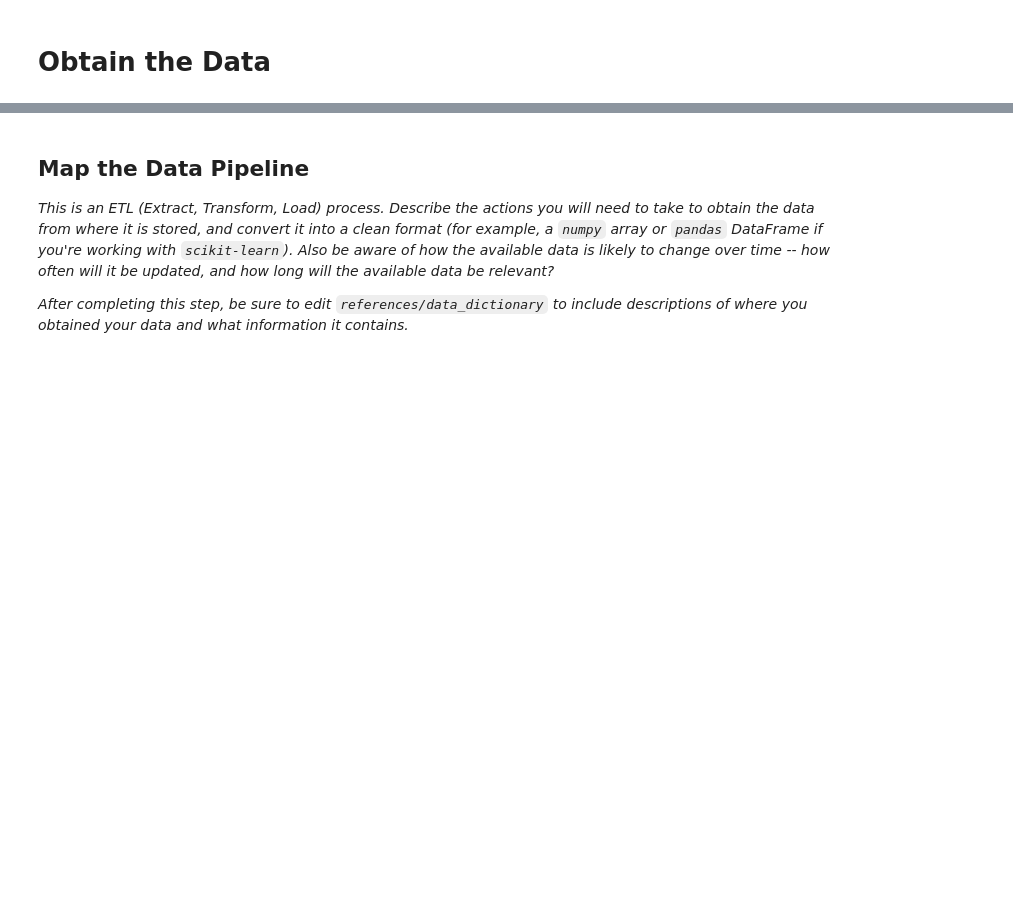
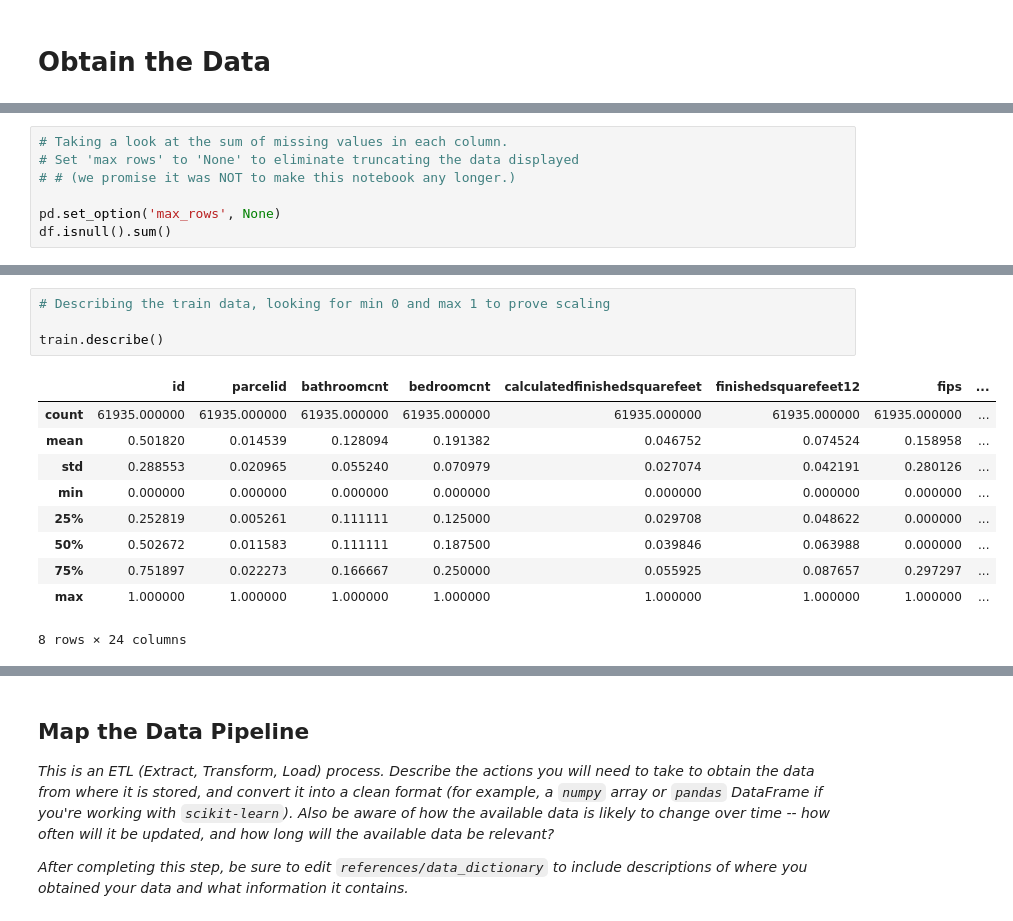
Before and after one commit to Cluster-Flux/zillow-cluster-project, a Jupyter notebook: mvp.ipynb, the cells around one changed output, grey strips where cells are left out. Cells and saved outputs as stored; diff of their text form; blank space fills up the shorter version.

```diff
--- a/mvp.ipynb
+++ b/mvp.ipynb
@@ -53,0 +140,7 @@
+# %%
+# Taking a look at the sum of missing values in each column.
+# Set 'max rows' to 'None' to eliminate truncating the data displayed
+# # (we promise it was NOT to make this notebook any longer.)
+
+pd.set_option('max_rows', None)
+df.isnull().sum()
@@ -53,0 +259,15 @@
+# %%
+# Describing the train data, looking for min 0 and max 1 to prove scaling
+
+train.describe()
+# %% [output]
+|  | id | parcelid | bathroomcnt | bedroomcnt | calculatedfinishedsquarefeet | finishedsquarefeet12 | fips | ... |
+| count | 61935.000000 | 61935.000000 | 61935.000000 | 61935.000000 | 61935.000000 | 61935.000000 | 61935.000000 | ... |
+| mean | 0.501820 | 0.014539 | 0.128094 | 0.191382 | 0.046752 | 0.074524 | 0.158958 | ... |
+| std | 0.288553 | 0.020965 | 0.055240 | 0.070979 | 0.027074 | 0.042191 | 0.280126 | ... |
+| min | 0.000000 | 0.000000 | 0.000000 | 0.000000 | 0.000000 | 0.000000 | 0.000000 | ... |
+| 25% | 0.252819 | 0.005261 | 0.111111 | 0.125000 | 0.029708 | 0.048622 | 0.000000 | ... |
+| 50% | 0.502672 | 0.011583 | 0.111111 | 0.187500 | 0.039846 | 0.063988 | 0.000000 | ... |
+| 75% | 0.751897 | 0.022273 | 0.166667 | 0.250000 | 0.055925 | 0.087657 | 0.297297 | ... |
+| max | 1.000000 | 1.000000 | 1.000000 | 1.000000 | 1.000000 | 1.000000 | 1.000000 | ... |
+8 rows × 24 columns
```
Also changed, not shown: parts of 30 cells of this notebook.
